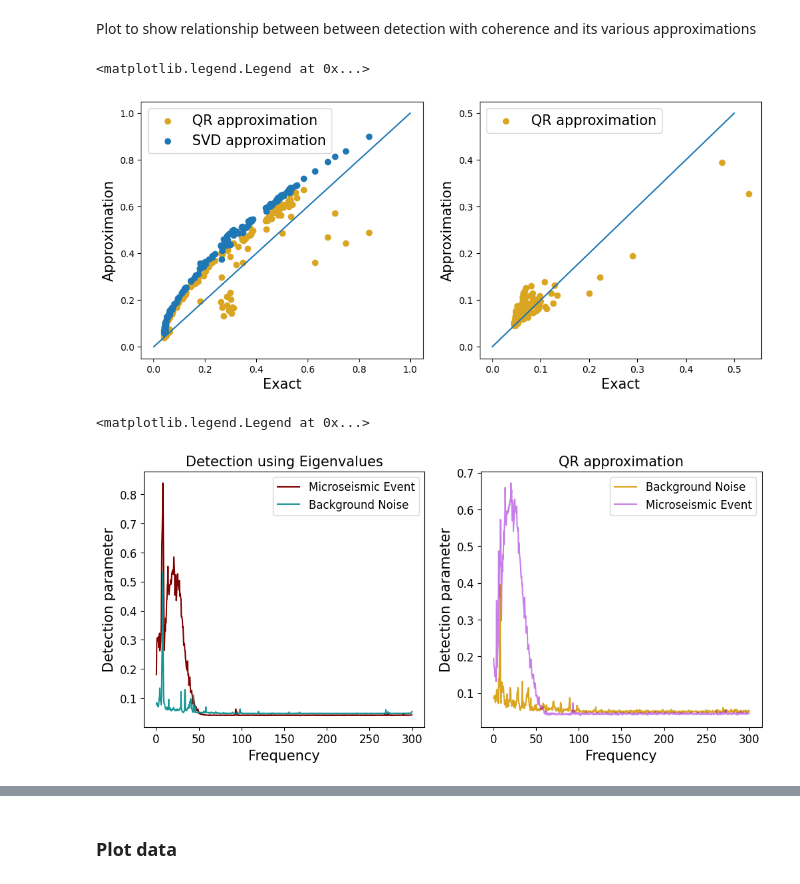
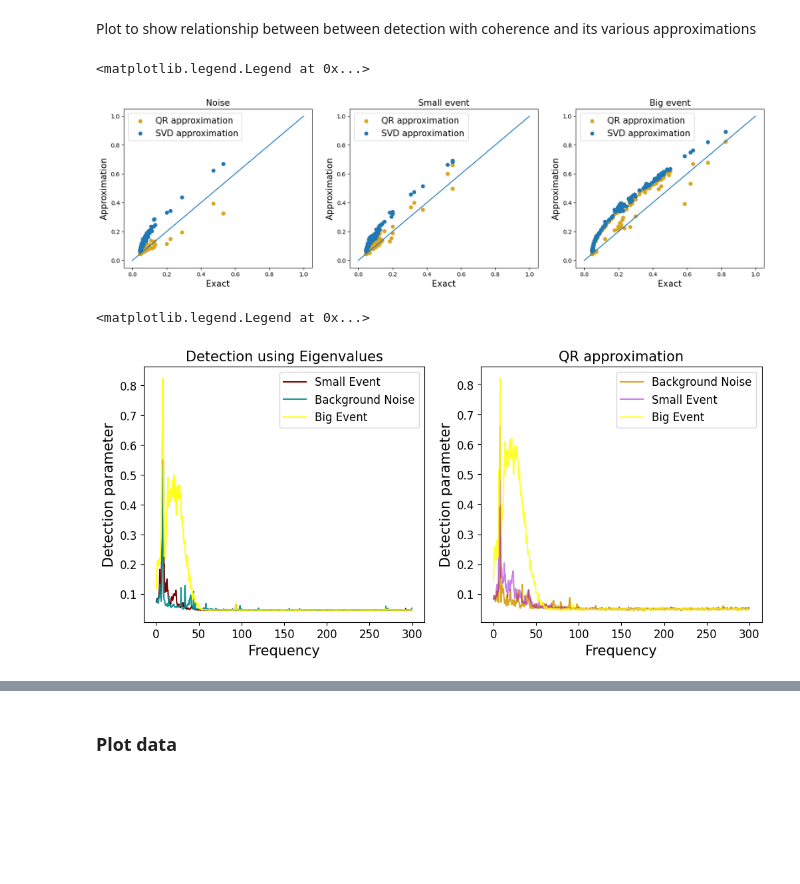
Before and after one commit to aissah/coherence_analysis_histroy, a Jupyter notebook: Coherence_and_estimation_notebooks/4. show_estimations_with_Bradys_Hot_Springs_data.ipynb, the cells around one changed output, grey strips where cells are left out. Saved outputs shown, nothing was run; the diff lists cells and outputs as text; code cells hidden in the pictures; blank space fills up the shorter version.

```diff
--- a/Coherence_and_estimation_notebooks/4. show_estimations_with_Bradys_Hot_Springs_data.ipynb
+++ b/Coherence_and_estimation_notebooks/4. show_estimations_with_Bradys_Hot_Springs_data.ipynb
@@ -96,7 +96,8 @@ noise_detection_qr = np.empty(num_frames)
 noise_detection_svd = np.empty(num_frames)
 
 for d in range(num_frames):
-    eigenvals, _ = np.linalg.eig(coherence[d])
+    eigenvals = np.linalg.eigvalsh(coherence[d])
+    # eigenvals, _ = np.linalg.eig(coherence[d])
     eigenvals = np.sort(eigenvals)[::-1]
     noise_detection[d] = eigenvals[0]/np.sum(eigenvals)
 
@@ -319,7 +288,7 @@ t0 = time.time()
 norm_win_spectra_big_event, frequencies = f.normalised_windowed_spectra(data[start_ch:nchannels+start_ch:int(nchannels/nsensors)], win_len, overlap, sample_interval=1/samples_per_sec)
 t1 = time.time()
 common_time = t1-t0
-welch_coherence_mat = np.matmul(norm_win_spectra2, np.conjugate(norm_win_spectra2.transpose(0,2,1)))
+welch_coherence_mat = np.matmul(norm_win_spectra_big_event, np.conjugate(norm_win_spectra_big_event.transpose(0,2,1)))
 coherence_big_event = np.absolute(welch_coherence_mat)**2
 # %%
 num_frames = coherence_big_event.shape[0]
@@ -328,11 +297,11 @@ big_event_detection = np.empty(num_frames)
 big_event_detection_qr = np.empty(num_frames)
 big_event_detection_svd = np.empty(num_frames)
 t0 = time.time()
-welch_coherence_mat = np.matmul(norm_win_spectra2, np.conjugate(norm_win_spectra2.transpose(0,2,1)))
-coherence2 = np.absolute(welch_coherence_mat)**2
+welch_coherence_mat = np.matmul(norm_win_spectra_big_event, np.conjugate(norm_win_spectra_big_event.transpose(0,2,1)))
+coherence_big_event = np.absolute(welch_coherence_mat)**2
 for d in range(num_frames):
     # eigenvals, _ = np.linalg.eig(coherence2[d])
-    eigenvals = np.linalg.eigvalsh(coherence2[d])
+    eigenvals = np.linalg.eigvalsh(coherence_big_event[d])
     # eigenvals = sl.eigvalsh(coherence2[d])
     eigenvals = np.sort(eigenvals)[::-1]
     big_event_detection[d] = np.max(eigenvals)/np.sum(eigenvals)
@@ -342,7 +311,7 @@ eig_time = t1-t0 + common_time
 
 t0 = time.time()
 for d in range(num_frames):
-    Q,R = np.linalg.qr(norm_win_spectra2[d])
+    Q,R = np.linalg.qr(norm_win_spectra_big_event[d])
     # qr_approx2 = np.sort(np.diag(np.absolute(R@(R.getH()))))[::-1]
 
     RRH = R@(np.matrix(R).H)
@@ -361,7 +330,7 @@ qr_time = t1-t0 + common_time
 
 t0 = time.time()
 for d in range(num_frames):
-    U, S, Vh = np.linalg.svd(norm_win_spectra2[d])
+    U, S, Vh = np.linalg.svd(norm_win_spectra_big_event[d])
     svd_approx2 = S**2
     # svd_approx2 = np.sort(S)[::-1]**2
     big_event_detection_svd[d] = np.max(svd_approx2)/np.sum(svd_approx2)
@@ -411,32 +389,35 @@ Plot to show relationship between between detection with coherence and its vario
 # %%
 plt.figure(figsize=(20,5))
 
 plt.subplot(1,3,1)
 plt.scatter(noise_detection[1:last_freq_index], noise_detection_qr[1:last_freq_index], color="goldenrod", label='QR approximation')
 plt.scatter(noise_detection[1:last_freq_index], noise_detection_svd[1:last_freq_index], label='SVD approximation')
-plt.plot(np.linspace(0,0.5,10),np.linspace(0,0.5,10))
+plt.plot(np.linspace(0,1,10),np.linspace(0,1,10))
 plt.xlabel("Exact",fontsize=fsize)
 plt.ylabel("Approximation",fontsize=fsize)
+plt.title("Noise",fontsize=fsize)
 plt.legend(fontsize=fsize)
 
 plt.subplot(1,3,2)
 plt.scatter(small_event_detection[1:last_freq_index], small_event_detection_qr[1:last_freq_index], color="goldenrod", label='QR approximation')
 plt.scatter(small_event_detection[1:last_freq_index], small_event_detection_svd[1:last_freq_index], label='SVD approximation')
 plt.plot(np.linspace(0,1,10),np.linspace(0,1,10))
 plt.xlabel("Exact",fontsize=fsize)
 plt.ylabel("Approximation",fontsize=fsize)
+plt.title("Small event",fontsize=fsize)
 plt.legend(fontsize=fsize)
 
 plt.subplot(1,3,3)
 plt.scatter(big_event_detection[1:last_freq_index], big_event_detection_qr[1:last_freq_index], color="goldenrod", label='QR approximation')
 plt.scatter(big_event_detection[1:last_freq_index], big_event_detection_svd[1:last_freq_index], label='SVD approximation')
 plt.plot(np.linspace(0,1,10),np.linspace(0,1,10))
 plt.xlabel("Exact",fontsize=fsize)
 plt.ylabel("Approximation",fontsize=fsize)
+plt.title("Big event",fontsize=fsize)
 plt.legend(fontsize=fsize)
 # %% [output]
 <matplotlib.legend.Legend at 0x...>
-[figure, old version]
+[figure, new version]
 # %%
 last_freq_index = 750
 tick_size = 12
@@ -472,7 +453,7 @@ plt.title("QR approximation",fontsize=fsize)
 plt.legend(fontsize=tick_size)
 # %% [output]
 <matplotlib.legend.Legend at 0x...>
-[figure, old version]
+[figure, new version]
 # %%
 
 avg_eigs = np.mean(noise_detection[1:].reshape((125,10)), axis=1)
```
Also changed, not shown: parts of 13 cells of this notebook.
